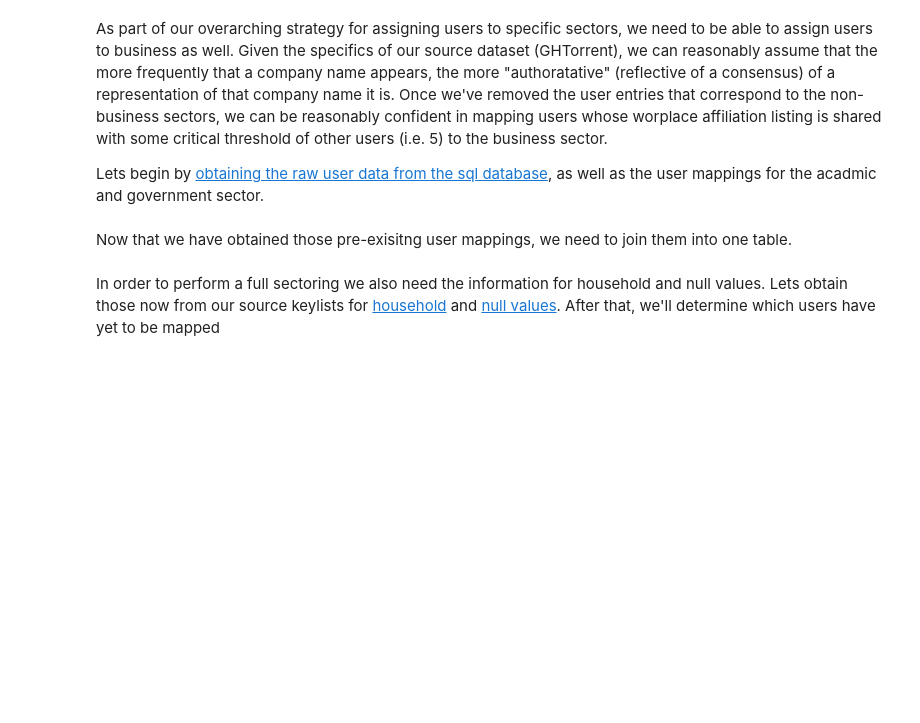
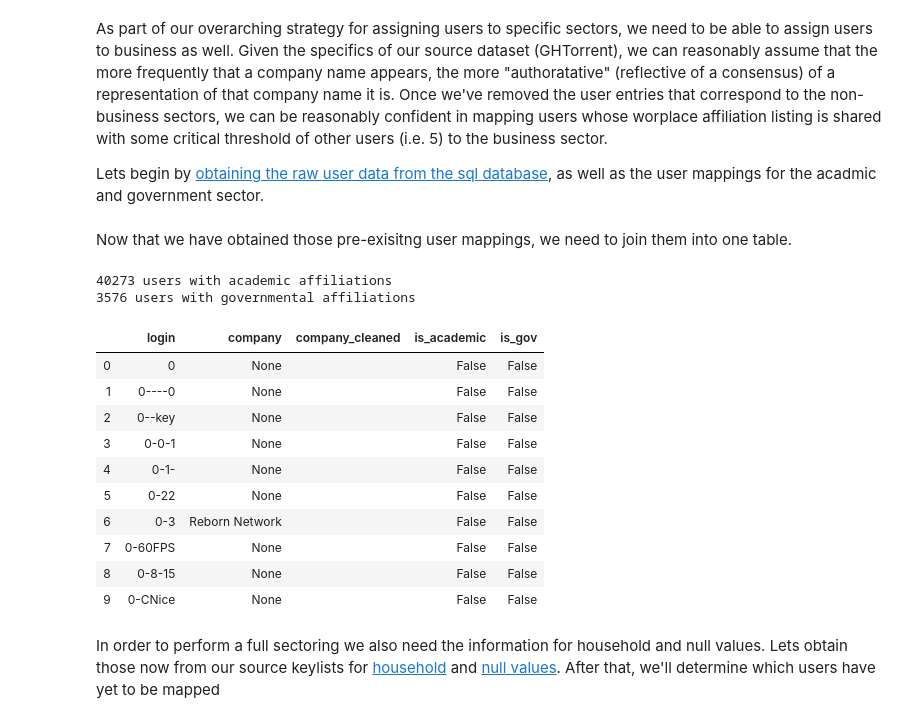
Before and after one commit to DSPG-Young-Scholars-Program/dspg20oss, a Jupyter notebook: ossPy/Notebooks/Business User Bool Vec Creation.ipynb, the cells around one changed output. Saved outputs shown, nothing was run; the diff lists cells and outputs as text; code cells hidden in the pictures; blank space fills up the shorter version.

```diff
--- a/ossPy/Notebooks/Business User Bool Vec Creation.ipynb
+++ b/ossPy/Notebooks/Business User Bool Vec Creation.ipynb
@@ -27,25 +32,48 @@ govData=ossPyFuncs.queryToPDTable(postgreSql_selectQuery)
 Now that we have obtained those pre-exisitng user mappings, we need to join them into one table.
 # %%
 import pandas as pd
+import numpy as np
 
 #join the academic into the raw table
 joinedData1=fullData.set_index('login').join(academicCleaned.set_index('login'))
 
 #join the government table into the raw/academic table
 joinedData2=joinedData1.join(govData.set_index('login'))
 
 #reset the the indexes
 joinedAndReset=joinedData2.reset_index()
 
 #it seems that pandas interpolates with NaN, which we have to reset to the relevant values for each column
 academicNanFix=pd.DataFrame(joinedAndReset['is_academic'].fillna(value=False))
 govNanFix=pd.DataFrame(joinedAndReset['is_gov'].fillna(value=False))
 companyCleanFix=pd.DataFrame(joinedAndReset['company_cleaned'].fillna(value=''))
 
+
+#get the count for both
+academicCount=np.count_nonzero(academicNanFix['is_academic'])
+print(str(academicCount) + ' users with academic affiliations')
+#get the count
+govCount=np.count_nonzero(govNanFix['is_gov'])
+print(str(govCount) + ' users with governmental affiliations')
+
 #take those NAN replaced columns and reinsert them
 fixedDataframe=joinedAndReset.assign(is_gov=govNanFix['is_gov'],is_academic=academicNanFix['is_academic'],company_cleaned=companyCleanFix['company_cleaned'])
 
 fixedDataframe.head(10)
+# %% [output]
+40273 users with academic affiliations
+3576 users with governmental affiliations
+|  | login | company | company_cleaned | is_academic | is_gov |
+| 0 | 0 | None |  | False | False |
+| 1 | 0----0 | None |  | False | False |
+| 2 | 0--key | None |  | False | False |
+| 3 | 0-0-1 | None |  | False | False |
+| 4 | 0-1- | None |  | False | False |
+| 5 | 0-22 | None |  | False | False |
+| 6 | 0-3 | Reborn Network |  | False | False |
+| 7 | 0-60FPS | None |  | False | False |
+| 8 | 0-8-15 | None |  | False | False |
+| 9 | 0-CNice | None |  | False | False |
 # %% [markdown]
 In order to perform a full sectoring we also need the information for household and null values.  Lets obtain those now from our source keylists for [household](https://github.com/DSPG-Young-Scholars-Program/dspg20oss/blob/master/ossPy/keyFiles/individualKeys.csv) and [null values](https://github.com/DSPG-Young-Scholars-Program/dspg20oss/blob/master/ossPy/keyFiles/nullKeys.csv).  After that, we'll determine which users have yet to be mapped
 # %%
```
Also changed, not shown: parts of 7 cells of this notebook, 3 other files.
